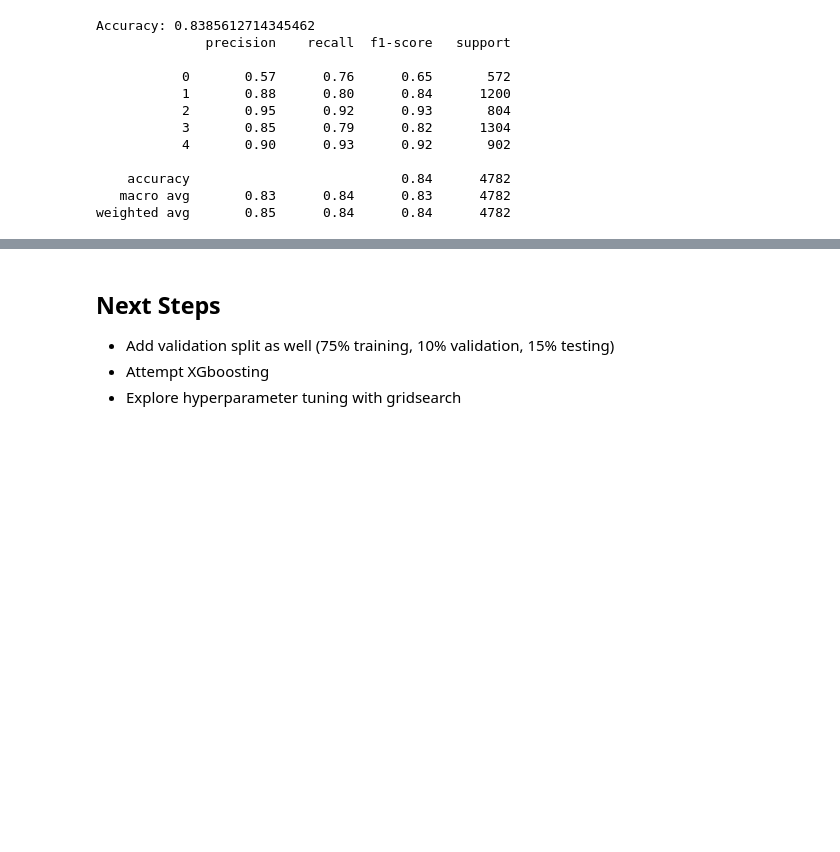
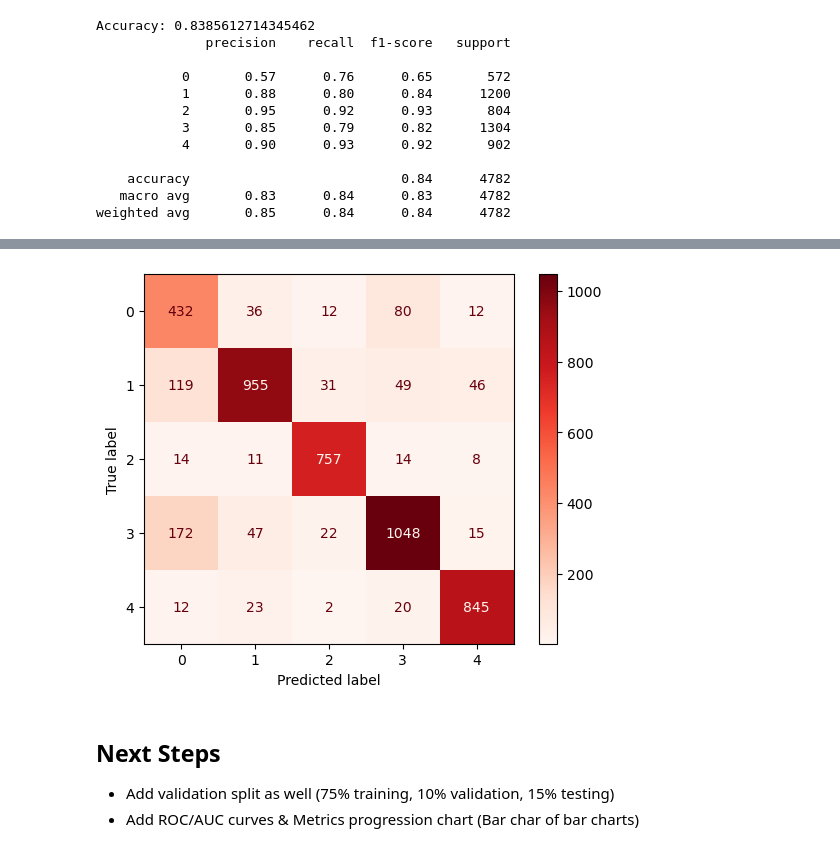
Before and after one commit to sijiao-liu/customer-car-prediction, a Jupyter notebook: code/Classification Model - fbastos.ipynb, the cells around one changed output, grey strips where cells are left out. Saved outputs shown, nothing was run; the diff lists cells and outputs as text; code cells hidden in the pictures; blank space fills up the shorter version.

```diff
--- a/code/Classification Model - fbastos.ipynb
+++ b/code/Classification Model - fbastos.ipynb
@@ -331,0 +409,14 @@ weighted avg       0.85      0.84      0.84      4782
+# %%
+# Define the hyperparameter grid for XGBoost
+xgb_param_grid = {
+    'classifier__n_estimators': [100, 200, 300],
+    'classifier__max_depth': [3, 6, 10],
+    'classifier__learning_rate': [0.01, 0.1, 0.2],
+    'classifier__subsample': [0.8, 1.0]
+}
+# %%
+# Use GridSearchCV to find the best hyperparameters
+xgb_grid_search = GridSearchCV(pipeline3, xgb_param_grid, cv=5, n_jobs=-1, verbose=1)
+# %%
+# Fit GridSearch to the data
+xgb_grid_search.fit(X_train, y_train)
@@ -332,9 +444,6 @@ weighted avg       0.85      0.84      0.84      4782
 # %%
-# Train the model
-pipeline3.fit(X_train, y_train)
-
 # Predictions
-y_pred = pipeline3.predict(X_test)
+y_pred = xgb_grid_search.predict(X_test)
 
 # Evaluate the model
 print(f"Accuracy: {accuracy_score(y_test, y_pred)}")
@@ -342,6 +464,13 @@ print(classification_report(y_test, y_pred))
+# %%
+# Confusion Matrix
+cm = confusion_matrix(y_test, y_pred, labels=xgb_grid_search.classes_)
+disp = ConfusionMatrixDisplay(confusion_matrix=cm, display_labels=xgb_grid_search.classes_)
+disp.plot(cmap=plt.cm.Reds)
+plt.show()
+# %% [output]
+[figure, added]
 # %% [markdown]
 ## Next Steps
 
 - Add validation split as well (75% training, 10% validation, 15% testing)
-- Attempt XGboosting
-- Explore hyperparameter tuning with gridsearch
+- Add ROC/AUC curves & Metrics progression chart (Bar char of bar charts)
```
Also changed, not shown: parts of 16 cells of this notebook, 13 other files.
